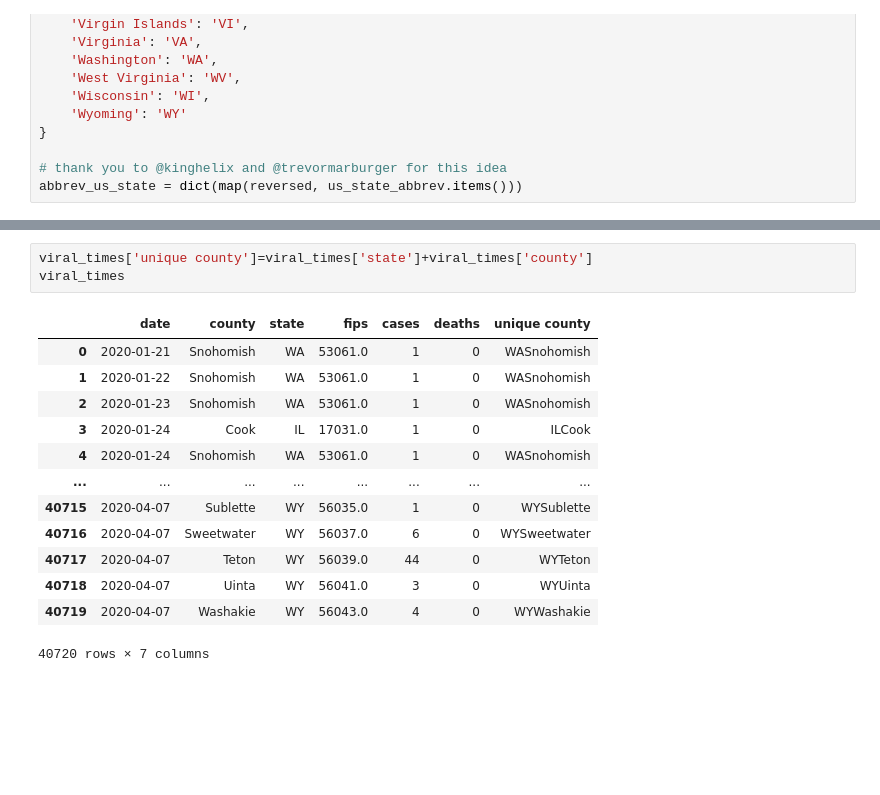
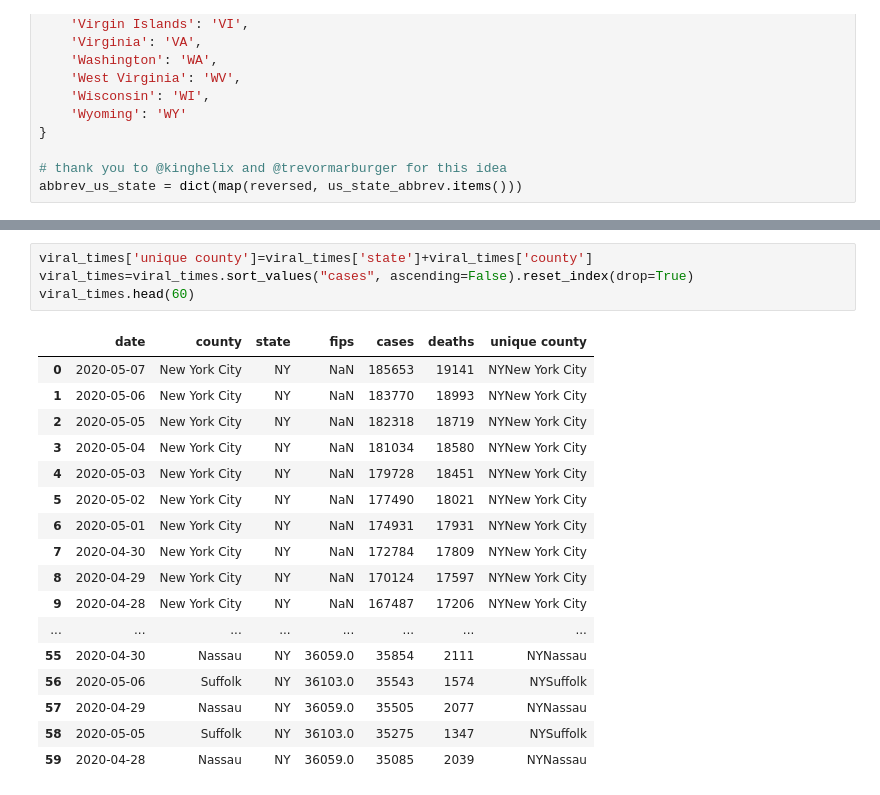
Before and after one commit to clayfranklin/Coronavirus, a Jupyter notebook: Covid_predictions/TN/notebooks/US_counties.ipynb, the cells around one changed output, grey strips where cells are left out. Cells and saved outputs as stored; diff of their text form; blank space fills up the shorter version.

```diff
--- a/Covid_predictions/TN/notebooks/US_counties.ipynb
+++ b/Covid_predictions/TN/notebooks/US_counties.ipynb
@@ -107,17 +130,22 @@ viral_times
 # %%
 viral_times['unique county']=viral_times['state']+viral_times['county']
-viral_times
+viral_times=viral_times.sort_values("cases", ascending=False).reset_index(drop=True)
+viral_times.head(60)
 # %% [output]
 |  | date | county | state | fips | cases | deaths | unique county |
-| 0 | 2020-01-21 | Snohomish | WA | 53061.0 | 1 | 0 | WASnohomish |
-| 1 | 2020-01-22 | Snohomish | WA | 53061.0 | 1 | 0 | WASnohomish |
-| 2 | 2020-01-23 | Snohomish | WA | 53061.0 | 1 | 0 | WASnohomish |
-| 3 | 2020-01-24 | Cook | IL | 17031.0 | 1 | 0 | ILCook |
-| 4 | 2020-01-24 | Snohomish | WA | 53061.0 | 1 | 0 | WASnohomish |
+| 0 | 2020-05-07 | New York City | NY | NaN | 185653 | 19141 | NYNew York City |
+| 1 | 2020-05-06 | New York City | NY | NaN | 183770 | 18993 | NYNew York City |
+| 2 | 2020-05-05 | New York City | NY | NaN | 182318 | 18719 | NYNew York City |
+| 3 | 2020-05-04 | New York City | NY | NaN | 181034 | 18580 | NYNew York City |
+| 4 | 2020-05-03 | New York City | NY | NaN | 179728 | 18451 | NYNew York City |
+| 5 | 2020-05-02 | New York City | NY | NaN | 177490 | 18021 | NYNew York City |
+| 6 | 2020-05-01 | New York City | NY | NaN | 174931 | 17931 | NYNew York City |
+| 7 | 2020-04-30 | New York City | NY | NaN | 172784 | 17809 | NYNew York City |
+| 8 | 2020-04-29 | New York City | NY | NaN | 170124 | 17597 | NYNew York City |
+| 9 | 2020-04-28 | New York City | NY | NaN | 167487 | 17206 | NYNew York City |
 | ... | ... | ... | ... | ... | ... | ... | ... |
-| 40715 | 2020-04-07 | Sublette | WY | 56035.0 | 1 | 0 | WYSublette |
-| 40716 | 2020-04-07 | Sweetwater | WY | 56037.0 | 6 | 0 | WYSweetwater |
-| 40717 | 2020-04-07 | Teton | WY | 56039.0 | 44 | 0 | WYTeton |
-| 40718 | 2020-04-07 | Uinta | WY | 56041.0 | 3 | 0 | WYUinta |
-| 40719 | 2020-04-07 | Washakie | WY | 56043.0 | 4 | 0 | WYWashakie |
+| 55 | 2020-04-30 | Nassau | NY | 36059.0 | 35854 | 2111 | NYNassau |
+| 56 | 2020-05-06 | Suffolk | NY | 36103.0 | 35543 | 1574 | NYSuffolk |
+| 57 | 2020-04-29 | Nassau | NY | 36059.0 | 35505 | 2077 | NYNassau |
+| 58 | 2020-05-05 | Suffolk | NY | 36103.0 | 35275 | 1347 | NYSuffolk |
+| 59 | 2020-04-28 | Nassau | NY | 36059.0 | 35085 | 2039 | NYNassau |
-40720 rows × 7 columns
```
Also changed, not shown: parts of 11 cells of this notebook, 21 other files.
